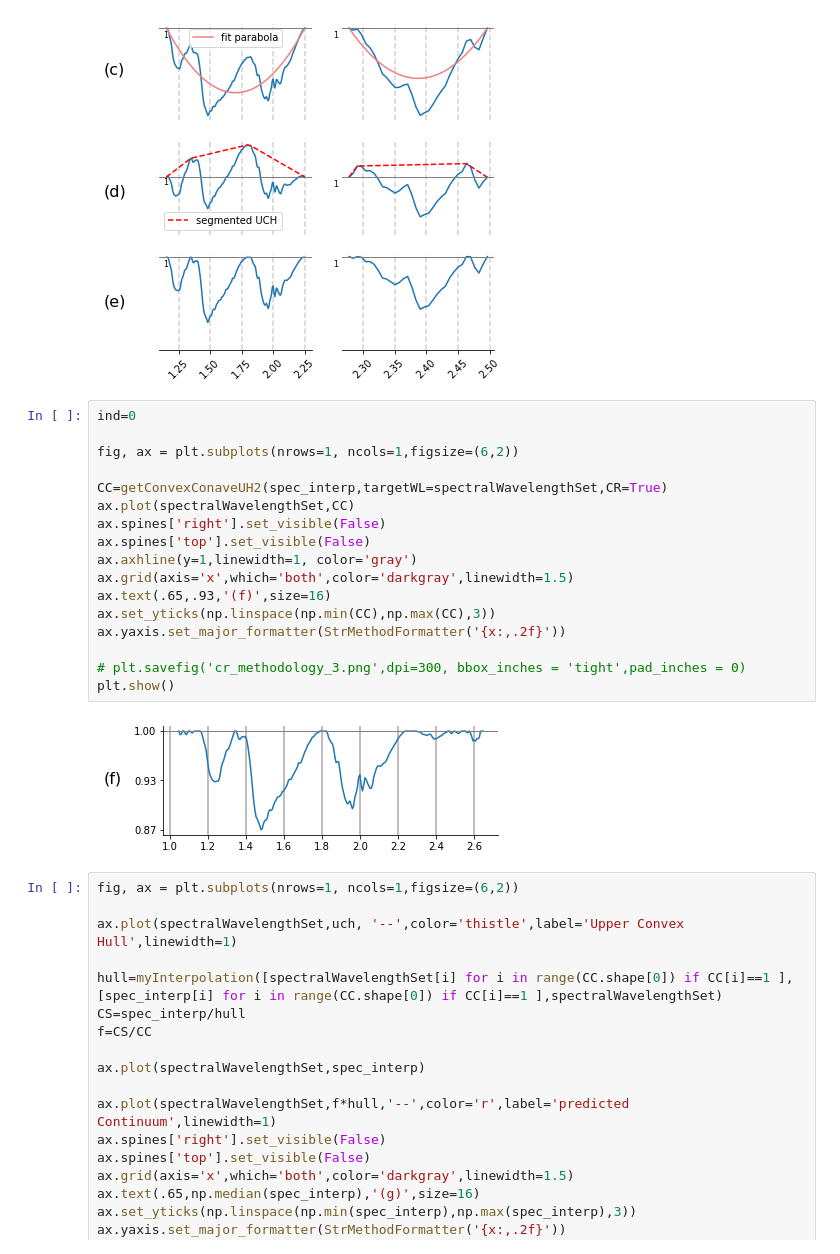
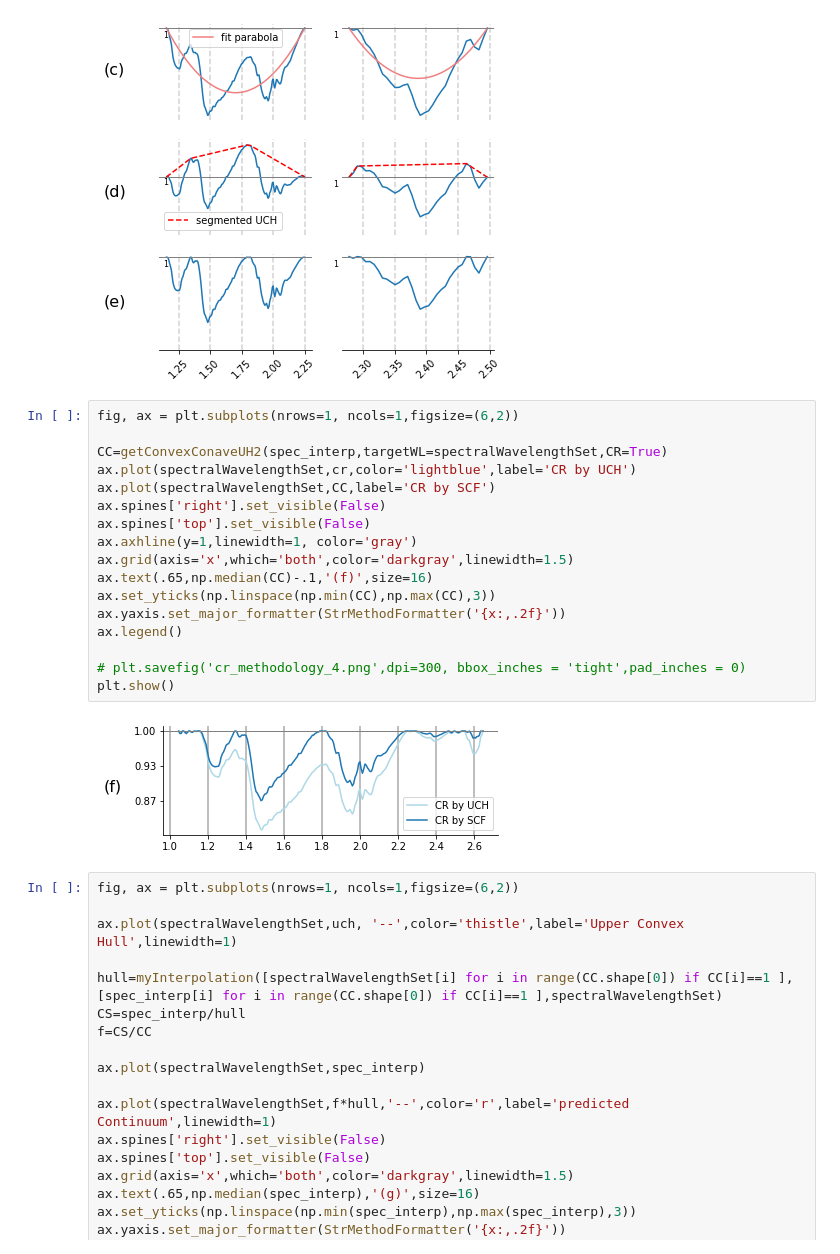
Before and after one commit to SampritiSoor/continuumRemoval, a Jupyter notebook: SFC_example.ipynb, the cells around one changed output. Saved outputs shown, nothing was run; the diff lists cells and outputs as text.

```diff
--- a/SFC_example.ipynb
+++ b/SFC_example.ipynb
@@ -127,25 +127,25 @@ plt.savefig('cr_methodology_2.png',dpi=300, bbox_inches = 'tight',pad_inches = 0
 plt.show()
 # %% [output]
 [figure]
-# %%
-ind=0
-
-fig, ax = plt.subplots(nrows=1, ncols=1,figsize=(6,2))
-
-CC=getConvexConaveUH2(spec_interp,targetWL=spectralWavelengthSet,CR=True)
-ax.plot(spectralWavelengthSet,CC)
-ax.spines['right'].set_visible(False)
-ax.spines['top'].set_visible(False)
-ax.axhline(y=1,linewidth=1, color='gray')
-ax.grid(axis='x',which='both',color='darkgray',linewidth=1.5)
-ax.text(.65,.93,'(f)',size=16)
-ax.set_yticks(np.linspace(np.min(CC),np.max(CC),3))
-ax.yaxis.set_major_formatter(StrMethodFormatter('{x:,.2f}'))
-
-# plt.savefig('cr_methodology_3.png',dpi=300, bbox_inches = 'tight',pad_inches = 0)
-plt.show()
-# %% [output]
-[figure, removed]
+# %%
+fig, ax = plt.subplots(nrows=1, ncols=1,figsize=(6,2))
+
+CC=getConvexConaveUH2(spec_interp,targetWL=spectralWavelengthSet,CR=True)
+ax.plot(spectralWavelengthSet,cr,color='lightblue',label='CR by UCH')
+ax.plot(spectralWavelengthSet,CC,label='CR by SCF')
+ax.spines['right'].set_visible(False)
+ax.spines['top'].set_visible(False)
+ax.axhline(y=1,linewidth=1, color='gray')
+ax.grid(axis='x',which='both',color='darkgray',linewidth=1.5)
+ax.text(.65,np.median(CC)-.1,'(f)',size=16)
+ax.set_yticks(np.linspace(np.min(CC),np.max(CC),3))
+ax.yaxis.set_major_formatter(StrMethodFormatter('{x:,.2f}'))
+ax.legend()
+
+# plt.savefig('cr_methodology_4.png',dpi=300, bbox_inches = 'tight',pad_inches = 0)
+plt.show()
+# %% [output]
+[figure, added]
 # %%
 fig, ax = plt.subplots(nrows=1, ncols=1,figsize=(6,2))
 
```
